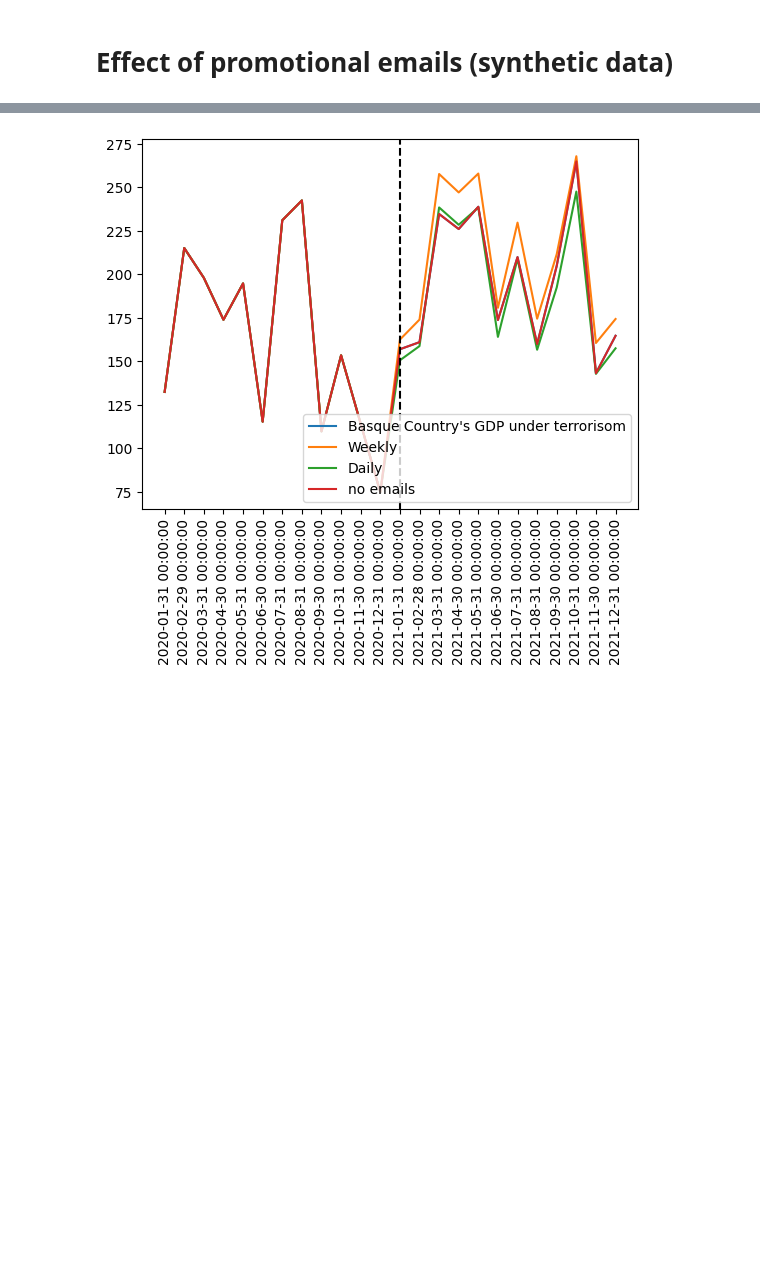
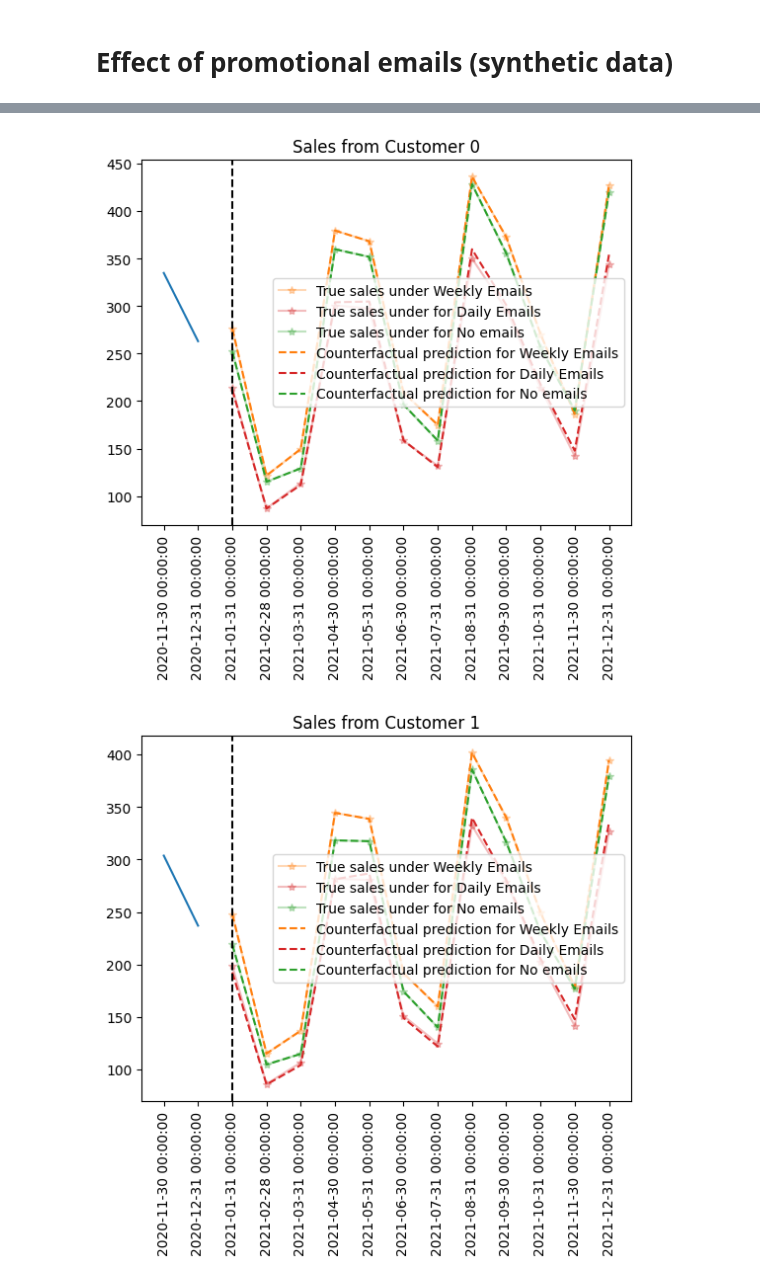
Before and after one commit to AbdullahO/Synthetic-Interventions, a Jupyter notebook: example/synthetic example.ipynb, the cells around one changed output, grey strips where cells are left out. Cells and saved outputs as stored; diff of their text form; code cells hidden in the pictures; blank space fills up the shorter version.

Commit message:
add example

```diff
--- a/example/synthetic example.ipynb
+++ b/example/synthetic example.ipynb
@@ -70,6 +91,6 @@ synthetic_sales.diagnosis
 # %%
-units = [0,2,3]
-interventions = ["Daily Emails", "No emails", "Weekly Emails"]
+units = [0,1,4]
+interventions = ["Weekly Emails", "Daily emails", "No emails"]
 colors = {"Weekly Emails":"tab:orange", "Daily Emails":"tab:red", "No emails":"tab:green"}
 for u, unit in enumerate(units):
     plt.figure()
@@ -107,0 +127,4 @@ dtype: float64
+# %%
+# load ground truth data
+truth = pd.read_csv("../data/sales_syn_example_all_cfs.csv")
+truth
@@ -108,16 +145,28 @@ dtype: float64
 # %%
-plt.plot(pre_df.loc[pre_df.unit == 2].iloc[:,3:].T)
-plt.plot(post_df.loc[post_df.unit == 2].iloc[:,3:].T, color = 'tab:blue', label = "Basque Country's GDP under terrorisom")
-syn = synthetic_sales.synthetic_results
-plt.plot(syn.loc[(syn.unit == 2)&(syn.intervention == "Weekly Emails")].iloc[:,3:].T, label = 'Weekly')
-plt.plot(syn.loc[(syn.unit == 2)&(syn.intervention == "Daily Emails")].iloc[:,3:].T, label = 'Daily')
-plt.plot(syn.loc[(syn.unit == 2)&(syn.intervention == "No emails")].iloc[:,3:].T, label = 'no emails')
+# plot the same units
+units = [0,1,4]
+interventions = ["Daily Emails", "No emails", "Weekly Emails"]
+colors = {"Weekly Emails":"tab:orange", "Daily Emails":"tab:red", "No emails":"tab:green"}
+for u, unit in enumerate(units):
+    plt.figure()
+    plt.title(f"Sales from Customer {unit}")
+    plt.plot(pre_df.loc[pre_df.unit == unit].iloc[:,13:].T)
+    syn = synthetic_sales.synthetic_results
 
-plt.axvline(12, linestyle = 'dashed', color = 'black')
+    plt.plot(truth.loc[(truth.unit == unit)&(truth.intervention == "Weekly Emails")].iloc[:,3:].T, '*-', alpha = 0.3,  color = "tab:orange", label = 'True sales under Weekly Emails')
+    plt.plot(truth.loc[(truth.unit == unit)&(truth.intervention == "Daily Emails")].iloc[:,3:].T, '*-',  alpha = 0.3, color = "tab:red",  label = 'True sales under for Daily Emails')
+    plt.plot(truth.loc[(truth.unit == unit)&(truth.intervention == "No emails")].iloc[:,3:].T, '*-', alpha = 0.3, color = "tab:green" ,label = 'True sales under for No emails')
+
+    plt.plot(syn.loc[(syn.unit == unit)&(syn.intervention == "Weekly Emails")].iloc[:,15:].T, '--', color = "tab:orange", label = 'Counterfactual prediction for Weekly Emails')
+    plt.plot(syn.loc[(syn.unit == unit)&(syn.intervention == "Daily Emails")].iloc[:,15:].T, '--',  color = "tab:red",  label = 'Counterfactual prediction for Daily Emails')
+    plt.plot(syn.loc[(syn.unit == unit)&(syn.intervention == "No emails")].iloc[:,15:].T, '--', color = "tab:green" ,label = 'Counterfactual prediction for No emails')
+
+    plt.axvline(2, linestyle = 'dashed', color = 'black')
 
 
-plt.xticks(rotation = 90)
-plt.legend()
-plt.show()
+    plt.xticks(rotation = 90)
+    plt.legend()
+    plt.show()
 # %% [output]
-[figure, old version]
+[figure, new version]
+[figure, added]
```
Also changed, not shown: parts of 35 cells of this notebook.
